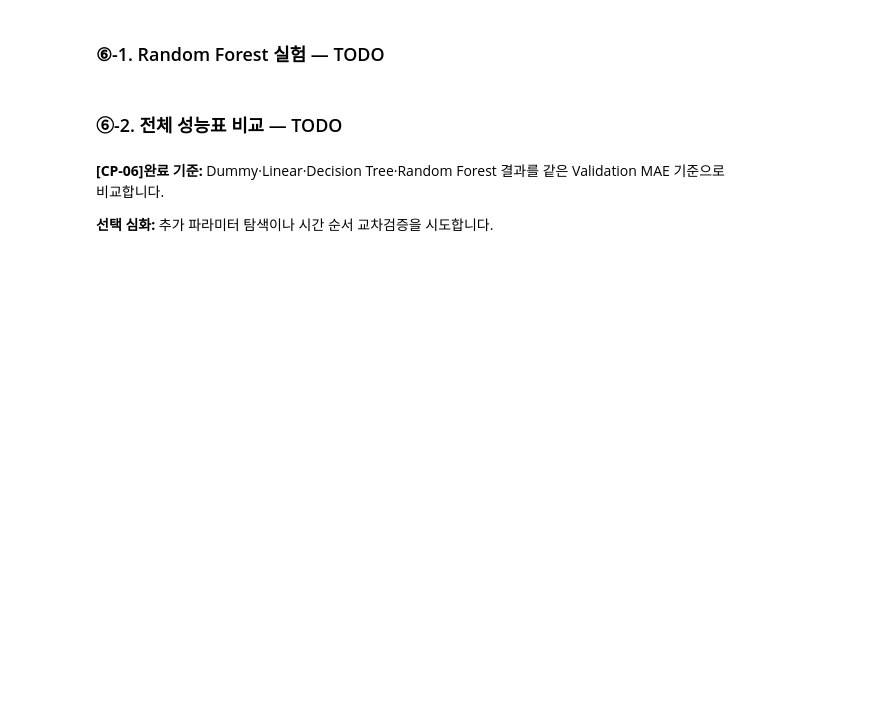
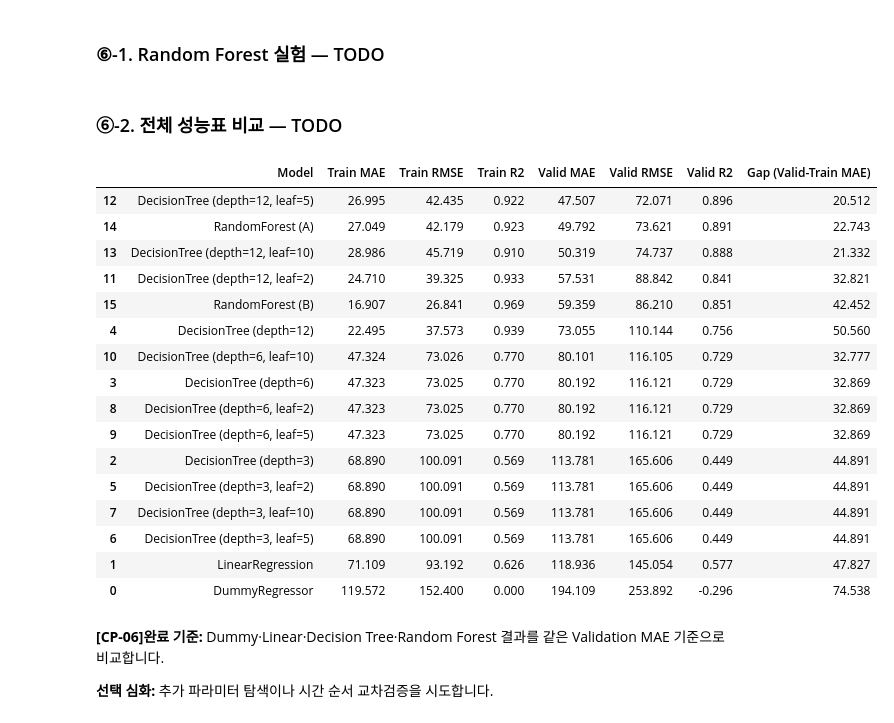
Before and after one commit to Kim-ms/ai-mini-projects, a Jupyter notebook: mini-project-01/code/01_regression_bike_demand.ipynb, the cells around one changed output. Saved outputs shown, nothing was run; the diff lists cells and outputs as text; code cells hidden in the pictures; blank space fills up the shorter version.

```diff
--- a/mini-project-01/code/01_regression_bike_demand.ipynb
+++ b/mini-project-01/code/01_regression_bike_demand.ipynb
@@ -572,3 +572,29 @@ plt.show()
 **[CP-05]완료 기준:** 깊이 3·6·12의 성능표와 Train·Validation MAE 그래프를 완성합니다.
 
 **선택 심화:** `min_samples_leaf` 설정을 추가로 실험합니다.
+# %%
+# [선택심화] min_samples_leaf 설정 추가
+
+depths = [3, 6, 12]
+leap_samples = [2, 5, 10]
+
+tree_models = {}
+tree_results = []
+
+for d in depths:
+    for n in leap_samples:
+        model = Pipeline([
+            ("preprocessor", preprocessor),
+            ("regressor", DecisionTreeRegressor(max_depth=d, random_state=42, min_samples_leaf=n)),
+        ])
+
+        model.fit(X_train, y_train)
+
+        tree_models[d] = model
+
+        row = summarize(f"DecisionTree (depth={d}, leaf={n})", model)
+        tree_results.append(row)
+        results.append(row)
+
+tree_df = pd.DataFrame(tree_results)
+display(tree_df.round(9))
@@ -591,29 +628,52 @@ rf_models = {}
 # TODO 6-1~6-2. 두 설정의 Random Forest Pipeline 학습 및 성능 수집
 for key, params in rf_configs.items():
     # TODO: Pipeline 구성 (RandomForestRegressor(**params, random_state=42, n_jobs=-1))
-    model = ...
+    model = Pipeline([
+        ("preprocessor", preprocessor),
+        ("regressor", RandomForestRegressor(**params, random_state=42, n_jobs=-1))
+    ])
 
     # TODO: 모델 학습
-    ...
+    model.fit(X_train, y_train)
 
     # [공통] 학습한 모델 보관
     rf_models[key] = model
 
     # TODO: summarize()로 결과를 results에 추가합니다.
-    ...
+
+    row = summarize(f"RandomForest ({key})", model)
+    results.append(row)
 # %% [markdown]
 ### ⑥-2. 전체 성능표 비교 — TODO
 # %%
 # [공통] 지금까지 누적한 모델 결과
 results_df = pd.DataFrame(results)
 
 # TODO 6-3. Validation MAE가 낮은 순서로 정렬하고 인덱스를 정리합니다.
-results_df = ...
+results_df = results_df.sort_values("Valid MAE")
 
 # TODO 6-4. Validation MAE - Train MAE를 계산합니다.
-results_df["Gap (Valid-Train MAE)"] = ...
+results_df["Gap (Valid-Train MAE)"] = results_df["Valid MAE"] - results_df["Train MAE"]
 
 display(results_df.round(3))
+# %% [output]
+|  | Model | Train MAE | Train RMSE | Train R2 | Valid MAE | Valid RMSE | Valid R2 | Gap (Valid-Train MAE) |
+| 12 | DecisionTree (depth=12, leaf=5) | 26.995 | 42.435 | 0.922 | 47.507 | 72.071 | 0.896 | 20.512 |
+| 14 | RandomForest (A) | 27.049 | 42.179 | 0.923 | 49.792 | 73.621 | 0.891 | 22.743 |
+| 13 | DecisionTree (depth=12, leaf=10) | 28.986 | 45.719 | 0.910 | 50.319 | 74.737 | 0.888 | 21.332 |
+| 11 | DecisionTree (depth=12, leaf=2) | 24.710 | 39.325 | 0.933 | 57.531 | 88.842 | 0.841 | 32.821 |
+| 15 | RandomForest (B) | 16.907 | 26.841 | 0.969 | 59.359 | 86.210 | 0.851 | 42.452 |
+| 4 | DecisionTree (depth=12) | 22.495 | 37.573 | 0.939 | 73.055 | 110.144 | 0.756 | 50.560 |
+| 10 | DecisionTree (depth=6, leaf=10) | 47.324 | 73.026 | 0.770 | 80.101 | 116.105 | 0.729 | 32.777 |
+| 3 | DecisionTree (depth=6) | 47.323 | 73.025 | 0.770 | 80.192 | 116.121 | 0.729 | 32.869 |
+| 8 | DecisionTree (depth=6, leaf=2) | 47.323 | 73.025 | 0.770 | 80.192 | 116.121 | 0.729 | 32.869 |
+| 9 | DecisionTree (depth=6, leaf=5) | 47.323 | 73.025 | 0.770 | 80.192 | 116.121 | 0.729 | 32.869 |
+| 2 | DecisionTree (depth=3) | 68.890 | 100.091 | 0.569 | 113.781 | 165.606 | 0.449 | 44.891 |
+| 5 | DecisionTree (depth=3, leaf=2) | 68.890 | 100.091 | 0.569 | 113.781 | 165.606 | 0.449 | 44.891 |
+| 7 | DecisionTree (depth=3, leaf=10) | 68.890 | 100.091 | 0.569 | 113.781 | 165.606 | 0.449 | 44.891 |
+| 6 | DecisionTree (depth=3, leaf=5) | 68.890 | 100.091 | 0.569 | 113.781 | 165.606 | 0.449 | 44.891 |
+| 1 | LinearRegression | 71.109 | 93.192 | 0.626 | 118.936 | 145.054 | 0.577 | 47.827 |
+| 0 | DummyRegressor | 119.572 | 152.400 | 0.000 | 194.109 | 253.892 | -0.296 | 74.538 |
 # %% [markdown]
 **[CP-06]완료 기준:** Dummy·Linear·Decision Tree·Random Forest 결과를 같은 Validation MAE 기준으로 비교합니다.
 
```
Also changed, not shown: parts of 1 cell of this notebook.
